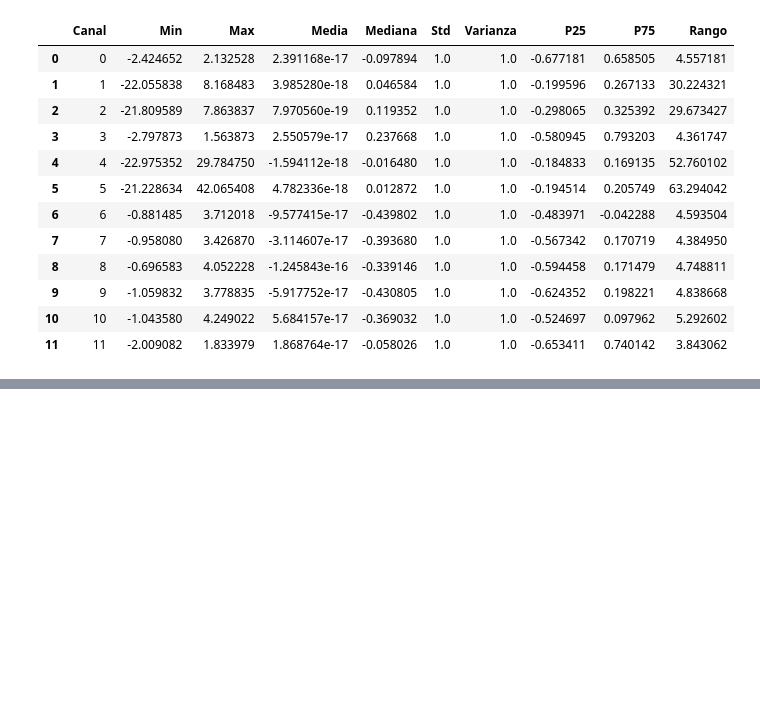
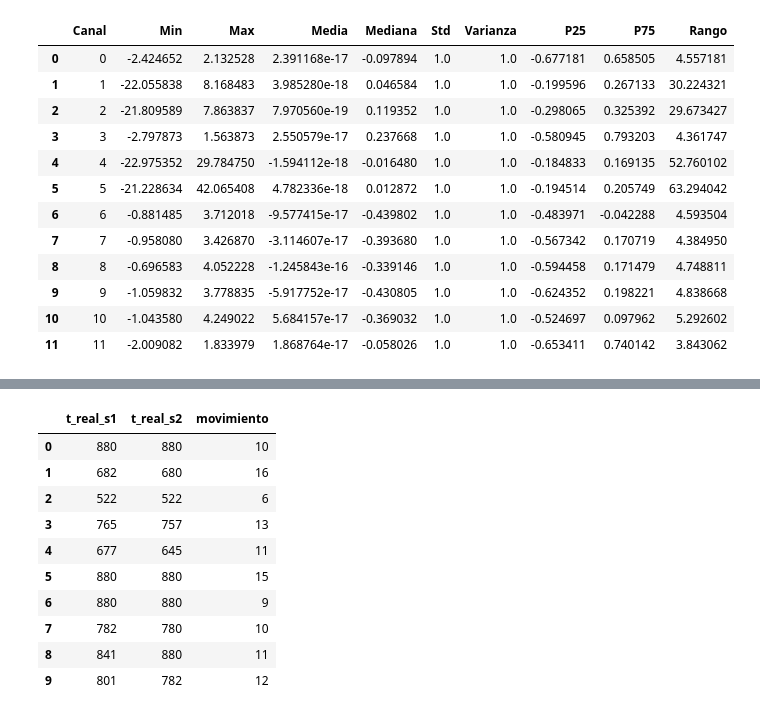
Before and after one commit to Edgarong17/Reto-Primer-Parcial-REHAB, a Jupyter notebook: Limpieza_de_datos_V2.ipynb, the cells around one changed output, grey strips where cells are left out. Cells and saved outputs as stored; diff of their text form; code cells hidden in the pictures; blank space fills up the shorter version.

```diff
--- a/Limpieza_de_datos_V2.ipynb
+++ b/Limpieza_de_datos_V2.ipynb
@@ -1033,0 +1146,18 @@ display(df_stats_norm)
+# %%
+display(
+    df_train_caracteristicas[
+        ["t_real_s1", "t_real_s2", "movimiento"]
+    ].head(10)
+)
+# %% [output]
+|  | t_real_s1 | t_real_s2 | movimiento |
+| 0 | 880 | 880 | 10 |
+| 1 | 682 | 680 | 16 |
+| 2 | 522 | 522 | 6 |
+| 3 | 765 | 757 | 13 |
+| 4 | 677 | 645 | 11 |
+| 5 | 880 | 880 | 15 |
+| 6 | 880 | 880 | 9 |
+| 7 | 782 | 780 | 10 |
+| 8 | 841 | 880 | 11 |
+| 9 | 801 | 782 | 12 |
```
Also changed, not shown: parts of 5 cells of this notebook, 2 other files.
